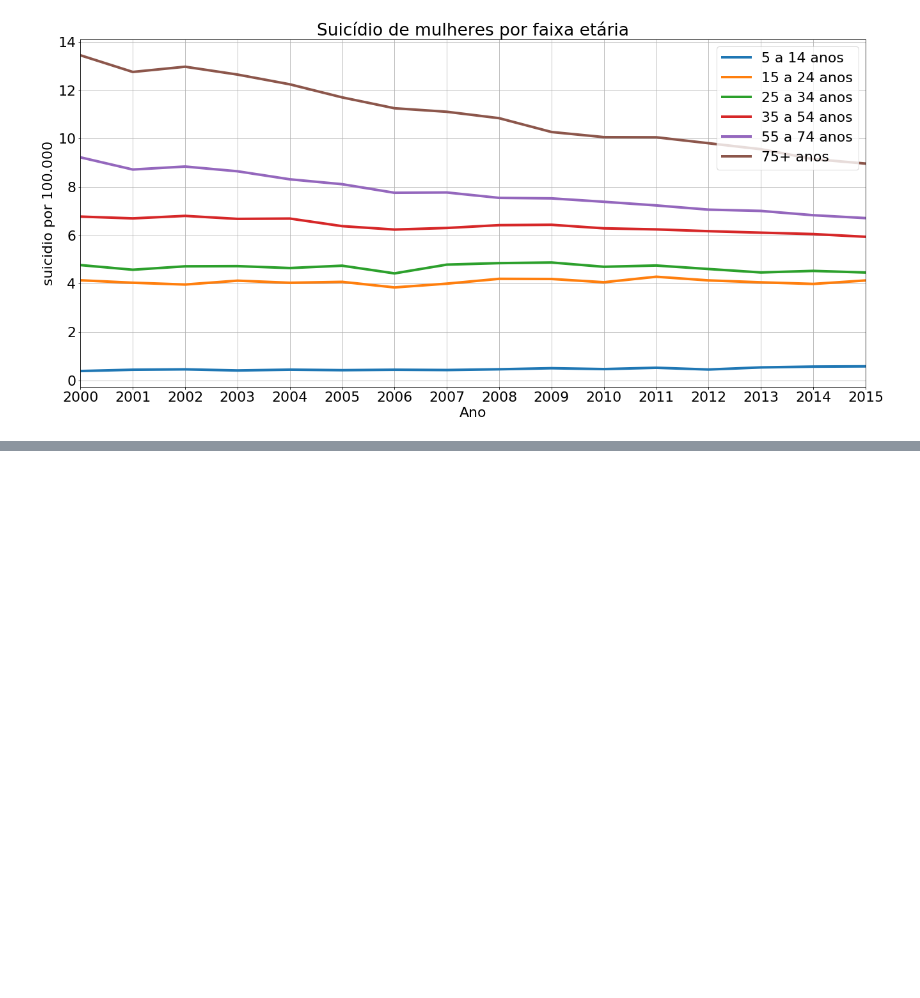
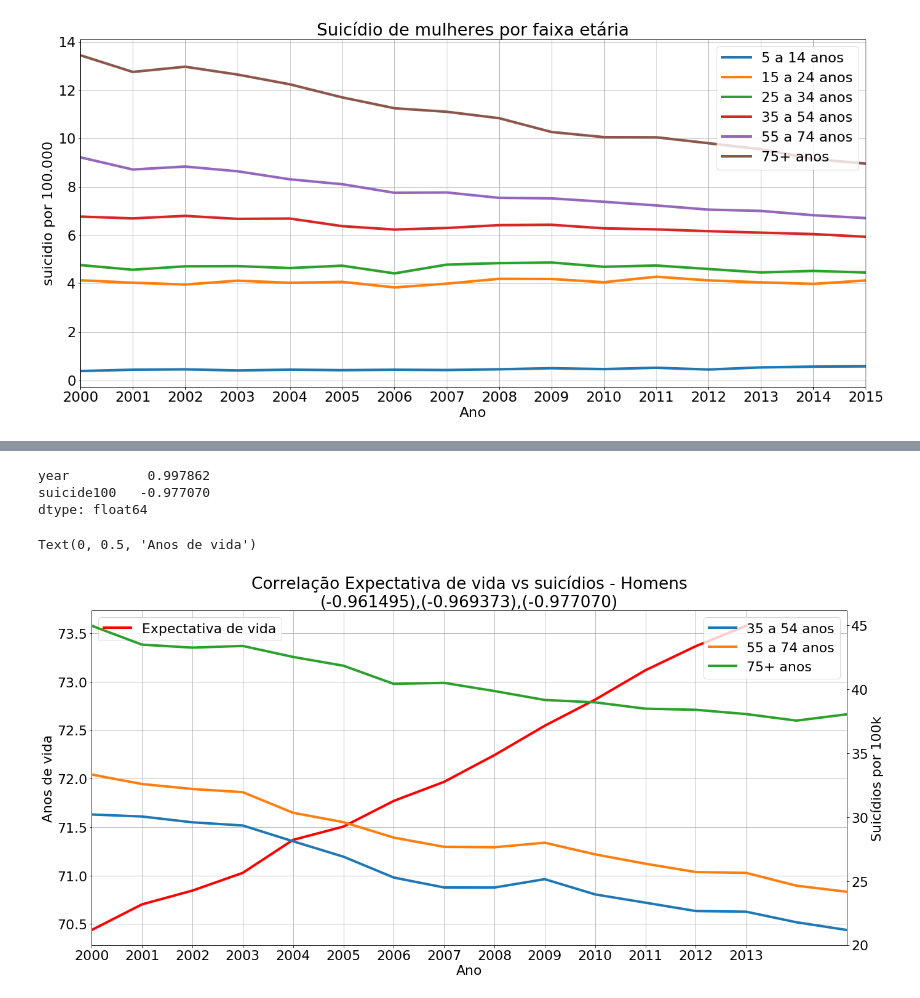
Before and after one commit to nicolas-sss/lp-project-hlnn-20191, a Jupyter notebook: suicidio_faixa_etaria_sexo.ipynb, the cells around one changed output, grey strips where cells are left out. Saved outputs shown, nothing was run; the diff lists cells and outputs as text; code cells hidden in the pictures; blank space fills up the shorter version.

```diff
--- a/suicidio_faixa_etaria_sexo.ipynb
+++ b/suicidio_faixa_etaria_sexo.ipynb
@@ -106,0 +144,29 @@ Text(0, 0.5, 'suicidio por 100.000')
+# %%
+dfexm = dfex[dfex['IndicatorCode'] == 'SP.DYN.LE00.MA.IN']
+temp =  df4mw[df4mw.year < 2014][['year','suicide100']]
+temp1 = df5mw[df5mw.year < 2014][['year','suicide100']]
+temp2 = df6mw[df6mw.year < 2014][['year','suicide100']]
+temp3 = dfexm[['Year','Value']].reset_index(drop=True)
+#temp.corrwith(temp3['Value'], axis = 0)
+#temp1.corrwith(temp3, axis = 0)
+temp2.corrwith(temp3['Value'], axis = 0)
+# %% [output]
+year          0.997862
+suicide100   -0.977070
+dtype: float64
+# %%
+fig, ax = plt.subplots(figsize=(22, 10))
+ax.set_title("Correlação Expectativa de vida vs suicídios - Homens\n(-0.961495),(-0.969373),(-0.977070)")
+
+temp3.plot('Year','Value',grid=True, ax=ax,xticks=range(2000,2014),color='red',linewidth=4,label='Expectativa de vida')
+
+ax2 = ax.twinx()
+ax2.set_ylabel("Suicídios por 100k")
+df4mw.plot(x='year', y='suicide100',linewidth=4, ax=ax2, label='35 a 54 anos')
+df5mw.plot(x='year', y='suicide100',linewidth=4, ax=ax2,label='55 a 74 anos')
+df6mw.plot(x='year', y='suicide100',linewidth=4, ax=ax2, label='75+ anos')
+ax.set_xlabel("Ano")
+ax.set_ylabel("Anos de vida")
+# %% [output]
+Text(0, 0.5, 'Anos de vida')
+[figure, added]
```
Also changed, not shown: parts of 6 cells of this notebook, 3 other files.
